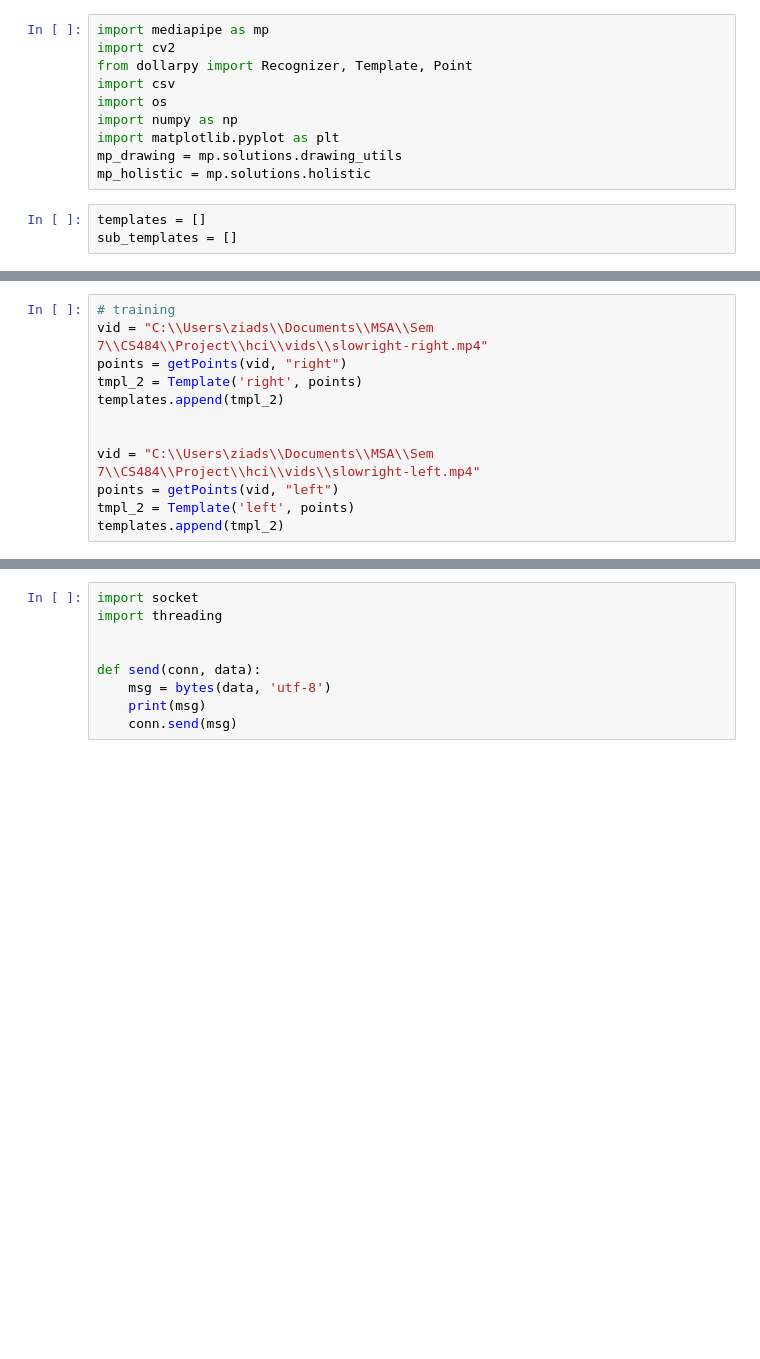
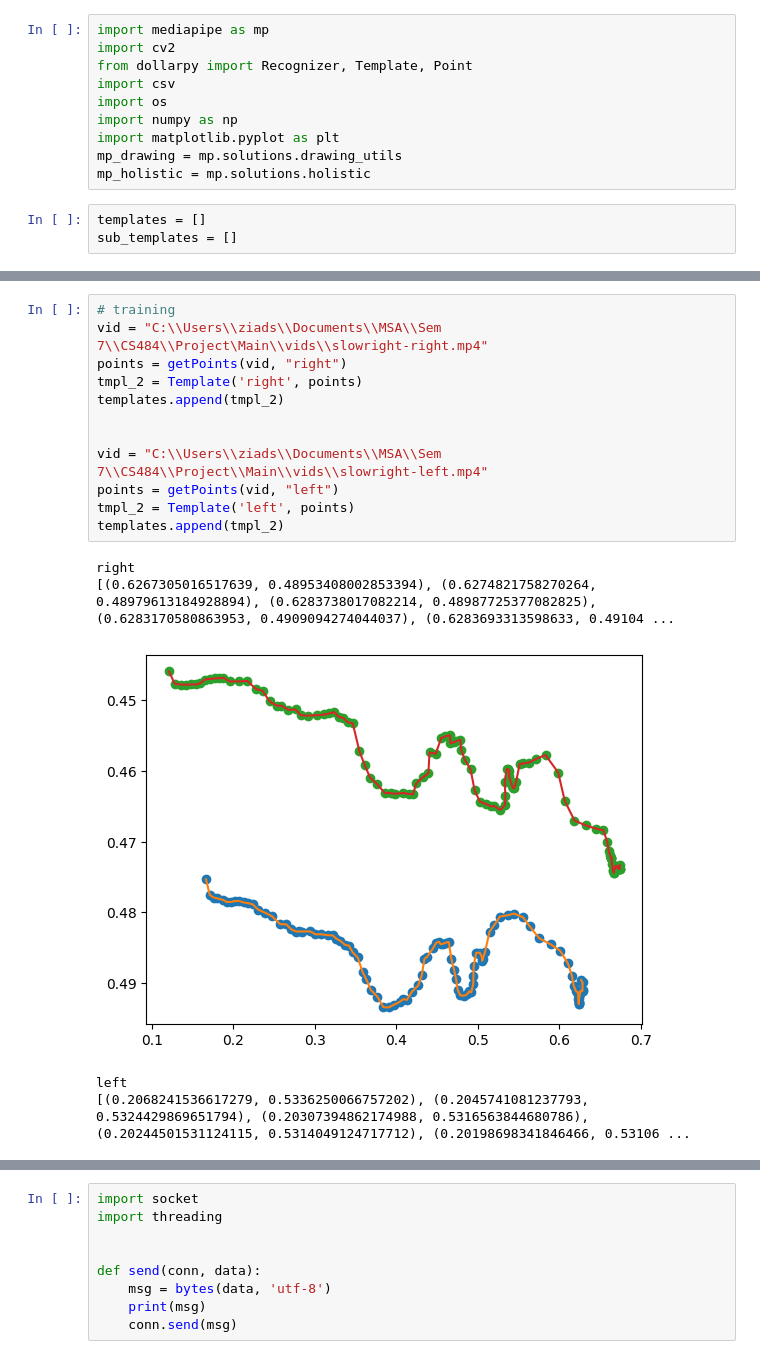
Before and after one commit to RoadToIron/HCI-Project, a Jupyter notebook: Main/Server.ipynb, the cells around one changed output, grey strips where cells are left out. Saved outputs shown, nothing was run; the diff lists cells and outputs as text; blank space fills up the shorter version.

```diff
--- a/Main/Server.ipynb
+++ b/Main/Server.ipynb
@@ -206,13 +192,19 @@ def getPointsLive():
     return points
 # %%
 # training
-vid = "C:\\Users\ziads\\Documents\\MSA\\Sem 7\\CS484\\Project\\hci\\vids\\slowright-right.mp4"
+vid = "C:\\Users\\ziads\\Documents\\MSA\\Sem 7\\CS484\\Project\Main\\vids\\slowright-right.mp4"
 points = getPoints(vid, "right")
 tmpl_2 = Template('right', points)
 templates.append(tmpl_2)
 
 
-vid = "C:\\Users\ziads\\Documents\\MSA\\Sem 7\\CS484\\Project\\hci\\vids\\slowright-left.mp4"
+vid = "C:\\Users\\ziads\\Documents\\MSA\\Sem 7\\CS484\\Project\\Main\\vids\\slowright-left.mp4"
 points = getPoints(vid, "left")
 tmpl_2 = Template('left', points)
 templates.append(tmpl_2)
+# %% [output]
+right
+[(0.6267305016517639, 0.48953408002853394), (0.6274821758270264, 0.48979613184928894), (0.6283738017082214, 0.48987725377082825), (0.6283170580863953, 0.4909094274044037), (0.6283693313598633, 0.49104 ...
+[figure, added]
+left
+[(0.2068241536617279, 0.5336250066757202), (0.2045741081237793, 0.5324429869651794), (0.20307394862174988, 0.5316563844680786), (0.20244501531124115, 0.5314049124717712), (0.20198698341846466, 0.53106 ...
```
Also changed, not shown: parts of 3 cells of this notebook.
